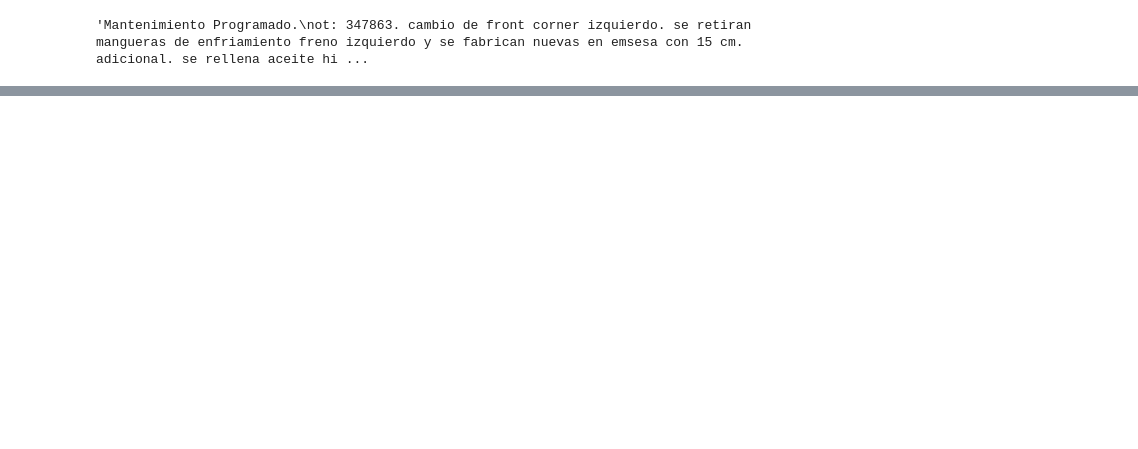
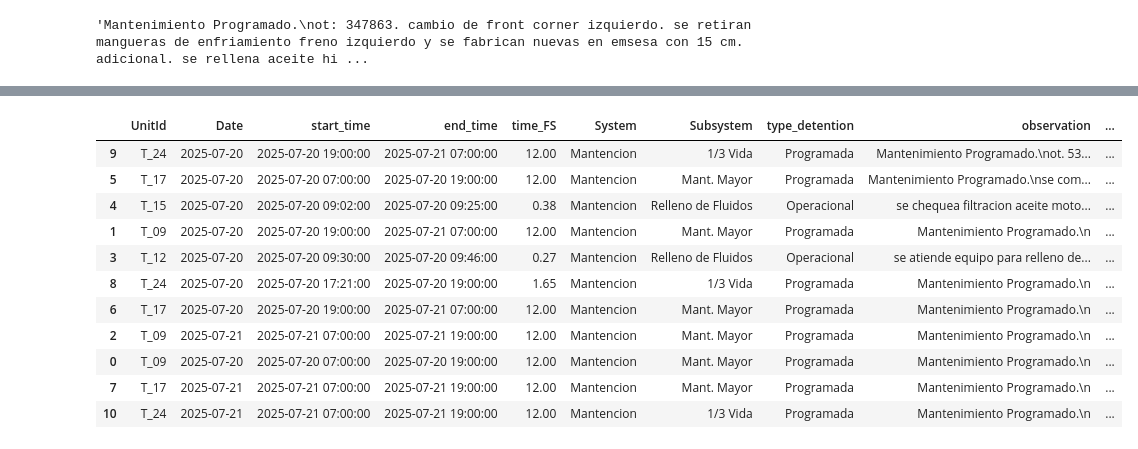
Before and after one commit to portizv26/mantention_labeler, a Jupyter notebook: notebooks/work_data.ipynb, the cells around one changed output, grey strips where cells are left out. Cells and saved outputs as stored; diff of their text form; code cells hidden in the pictures; blank space fills up the shorter version.

```diff
--- a/notebooks/work_data.ipynb
+++ b/notebooks/work_data.ipynb
@@ -203,3 +188,23 @@ erda-r.echeverría-c.olivares.
 c
 # %% [output]
 'Mantenimiento Programado.\not: 347863. cambio de front corner izquierdo. se retiran mangueras de enfriamiento freno izquierdo y se fabrican nuevas en emsesa con 15 cm. adicional. se rellena aceite hi ...
+# %%
+Y = 2025
+W = 29
+path = f'data/to_process/maintenance_data_{Y}-{W:02d}.xlsx'
+
+df_example = read_data(path)
+df_example_processed = read_and_process_data(path, Y, W)
+df_example_processed.sort_values(by='observation_length', ascending=False, inplace=True)
+
+row = df_example_processed.iloc[7]
+row2 = df_example[(df_example.Equipos == row.UnitId) & (df_example.Fecha_Actual == row.Date)].iloc[0]
+
+c = row.observation
+c2 = row2.Trabajo_Ejecutado
+
+print("Example of a long observation with newlines inserted for readability:")
+print(insert_newlines(c))
+
+print("\n\nExample of a long observation from the original data:")
+print(insert_newlines(c2))
@@ -205,0 +234,15 @@ c
+# %%
+df_example_processed
+# %% [output]
+|  | UnitId | Date | start_time | end_time | time_FS | System | Subsystem | type_detention | observation | ... |
+| 9 | T_24 | 2025-07-20 | 2025-07-20 19:00:00 | 2025-07-21 07:00:00 | 12.00 | Mantencion | 1/3 Vida | Programada | Mantenimiento Programado.\not. 53... | ... |
+| 5 | T_17 | 2025-07-20 | 2025-07-20 07:00:00 | 2025-07-20 19:00:00 | 12.00 | Mantencion | Mant. Mayor | Programada | Mantenimiento Programado.\nse com... | ... |
+| 4 | T_15 | 2025-07-20 | 2025-07-20 09:02:00 | 2025-07-20 09:25:00 | 0.38 | Mantencion | Relleno de Fluidos | Operacional | se chequea filtracion aceite moto... | ... |
+| 1 | T_09 | 2025-07-20 | 2025-07-20 19:00:00 | 2025-07-21 07:00:00 | 12.00 | Mantencion | Mant. Mayor | Programada | Mantenimiento Programado.\n | ... |
+| 3 | T_12 | 2025-07-20 | 2025-07-20 09:30:00 | 2025-07-20 09:46:00 | 0.27 | Mantencion | Relleno de Fluidos | Operacional | se atiende equipo para relleno de... | ... |
+| 8 | T_24 | 2025-07-20 | 2025-07-20 17:21:00 | 2025-07-20 19:00:00 | 1.65 | Mantencion | 1/3 Vida | Programada | Mantenimiento Programado.\n | ... |
+| 6 | T_17 | 2025-07-20 | 2025-07-20 19:00:00 | 2025-07-21 07:00:00 | 12.00 | Mantencion | Mant. Mayor | Programada | Mantenimiento Programado.\n | ... |
+| 2 | T_09 | 2025-07-21 | 2025-07-21 07:00:00 | 2025-07-21 19:00:00 | 12.00 | Mantencion | Mant. Mayor | Programada | Mantenimiento Programado.\n | ... |
+| 0 | T_09 | 2025-07-20 | 2025-07-20 07:00:00 | 2025-07-20 19:00:00 | 12.00 | Mantencion | Mant. Mayor | Programada | Mantenimiento Programado.\n | ... |
+| 7 | T_17 | 2025-07-21 | 2025-07-21 07:00:00 | 2025-07-21 19:00:00 | 12.00 | Mantencion | Mant. Mayor | Programada | Mantenimiento Programado.\n | ... |
+| 10 | T_24 | 2025-07-21 | 2025-07-21 07:00:00 | 2025-07-21 19:00:00 | 12.00 | Mantencion | 1/3 Vida | Programada | Mantenimiento Programado.\n | ... |
```
Also changed, not shown: parts of 3 cells of this notebook, 10 other files.
